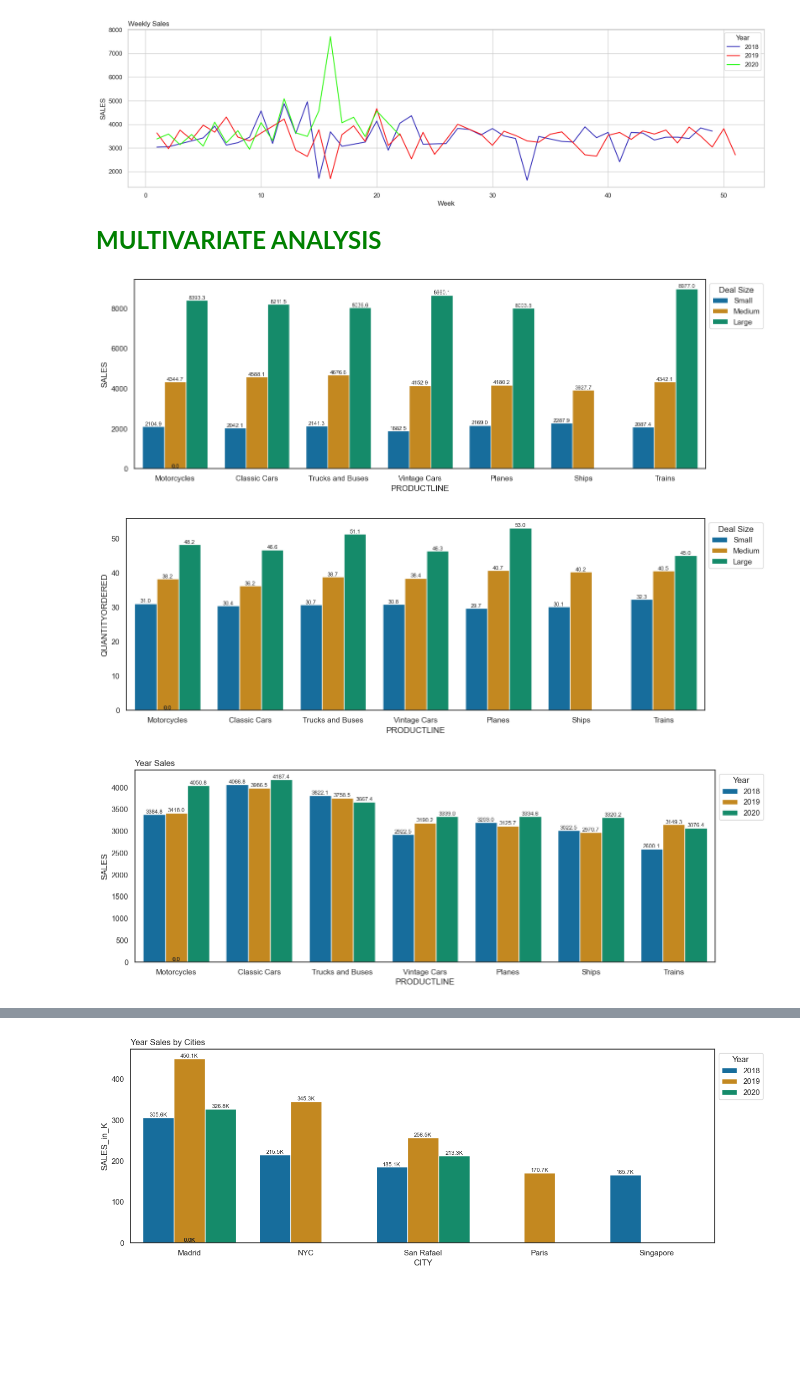
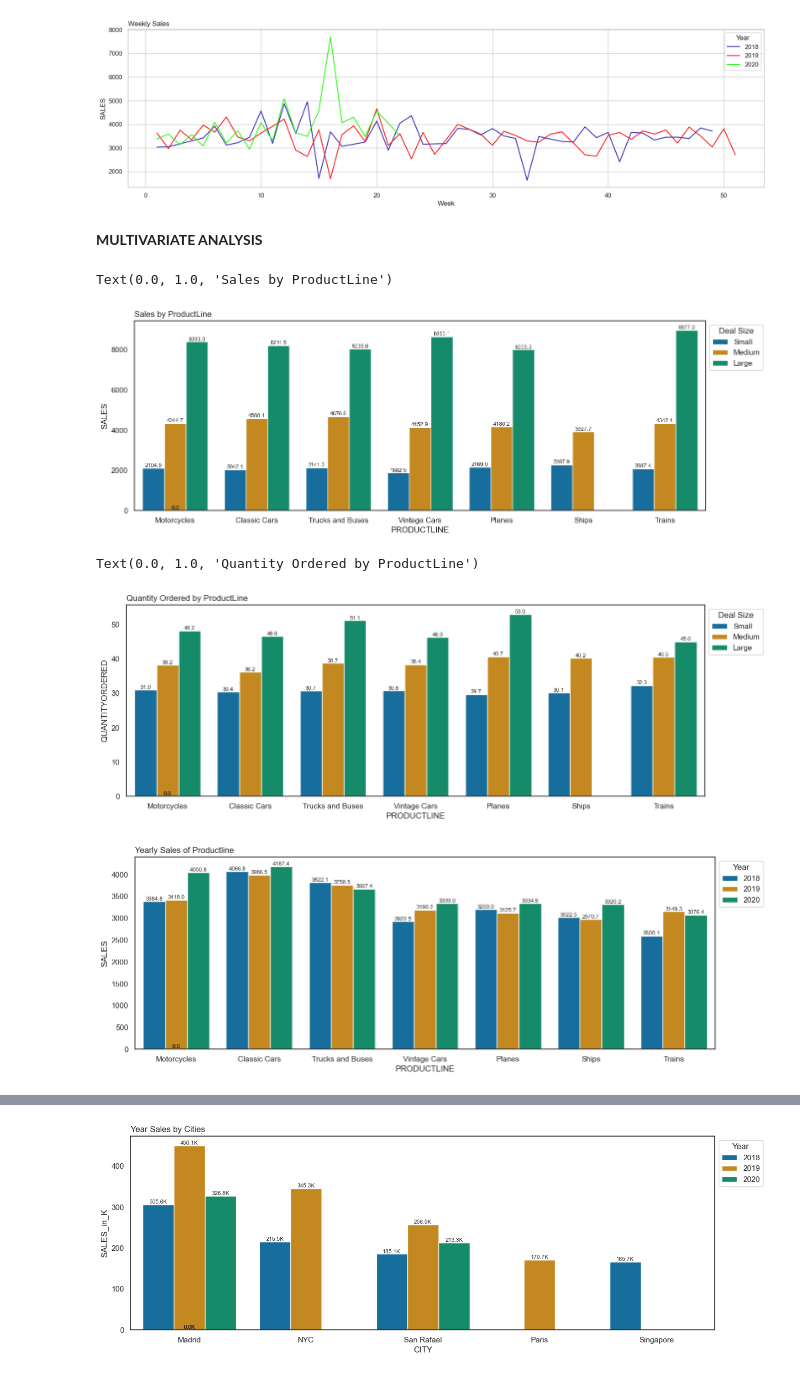
Before and after one commit to DataNerdss/Automobile_Sales_Analysis_Project, a Jupyter notebook: car_sales_analysis.ipynb, the cells around one changed output, grey strips where cells are left out. Cells and saved outputs as stored; diff of their text form; code cells hidden in the pictures; blank space fills up the shorter version.

```diff
--- a/car_sales_analysis.ipynb
+++ b/car_sales_analysis.ipynb
@@ -507,19 +519,22 @@ plt.title('Weekly Sales', loc = 'left')
 Text(0.0, 1.0, 'Weekly Sales')
 [figure]
 # %% [markdown]
-<font size = 5 face = 'times new roman' color = 'green'><b>MULTIVARIATE ANALYSIS</b></font>
+<font size = 8 face = 'times new roman' color = 'D23C22'><b>MULTIVARIATE ANALYSIS</b></font>
 # %%
-# Comparison of Sales by Productline with hue as Dealsize
+# Comparison of Sales by Productline broken down by Dealsize
 sns.set_theme(style = 'white')
 plt.figure(figsize = (15,5))
 
 sns.barplot(data = df, x = 'PRODUCTLINE', y = 'SALES', hue = 'DEALSIZE', ci = None, palette='colorblind')
 plt.legend(title = 'Deal Size',bbox_to_anchor = (1,1))
 for p in plt.gca().patches:
     plt.gca().annotate(f'{p.get_height():.1f}', (p.get_x() + p.get_width() / 2., p.get_height()),
                        ha='center', va='bottom', fontsize=8)
+
+plt.title('Sales by ProductLine', loc = 'left')
 # %% [output]
+Text(0.0, 1.0, 'Sales by ProductLine')
-[figure, old version]
+[figure, new version]
 # %%
 # Comparison of QuantityOrdered by Productline with hue as Dealsize
 sns.set_theme(style='white')
@@ -531,8 +546,11 @@ plt.legend(title = 'Deal Size',loc = 'upper left',bbox_to_anchor = (1,1))
 for p in plt.gca().patches:
     plt.gca().annotate(f'{p.get_height():.1f}', (p.get_x() + p.get_width() / 2., p.get_height()),
                        ha='center', va='bottom', fontsize=8)
+
+plt.title('Quantity Ordered by ProductLine', loc = 'left')
 # %% [output]
+Text(0.0, 1.0, 'Quantity Ordered by ProductLine')
-[figure, old version]
+[figure, new version]
 # %%
 # Comparison of Sales by Productline with hue as Year
 sns.set_theme(style='white')
@@ -540,13 +558,13 @@ plt.figure(figsize= (15,5))
 
 sns.barplot(data = df, x = 'PRODUCTLINE', y = 'SALES', hue = 'Year', ci = None, palette='colorblind')
 plt.legend(title = 'Year',loc = 'upper left',bbox_to_anchor = (1,1))
-plt.title('Year Sales', loc = 'left')
+plt.title('Yearly Sales of Productline', loc = 'left')
 
 for p in plt.gca().patches:
     plt.gca().annotate(f'{p.get_height():.1f}', (p.get_x() + p.get_width() / 2., p.get_height()),
                        ha='center', va='bottom', fontsize=8)
 # %% [output]
-[figure, old version]
+[figure, new version]
 # %%
 # Comparison of Sales by Country with hue as Year
 top_10_country_sales1 = df.groupby(['COUNTRY','Year']).agg({'SALES':'sum'}).sort_values(by = 'SALES', ascending=False).head(10)
```
Also changed, not shown: parts of 26 cells of this notebook.
